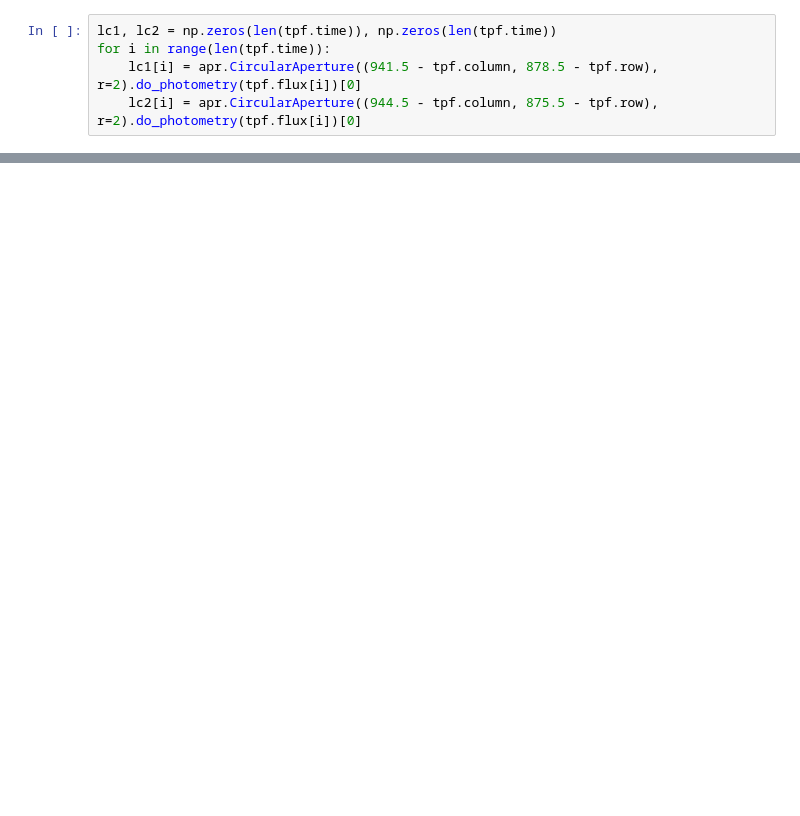
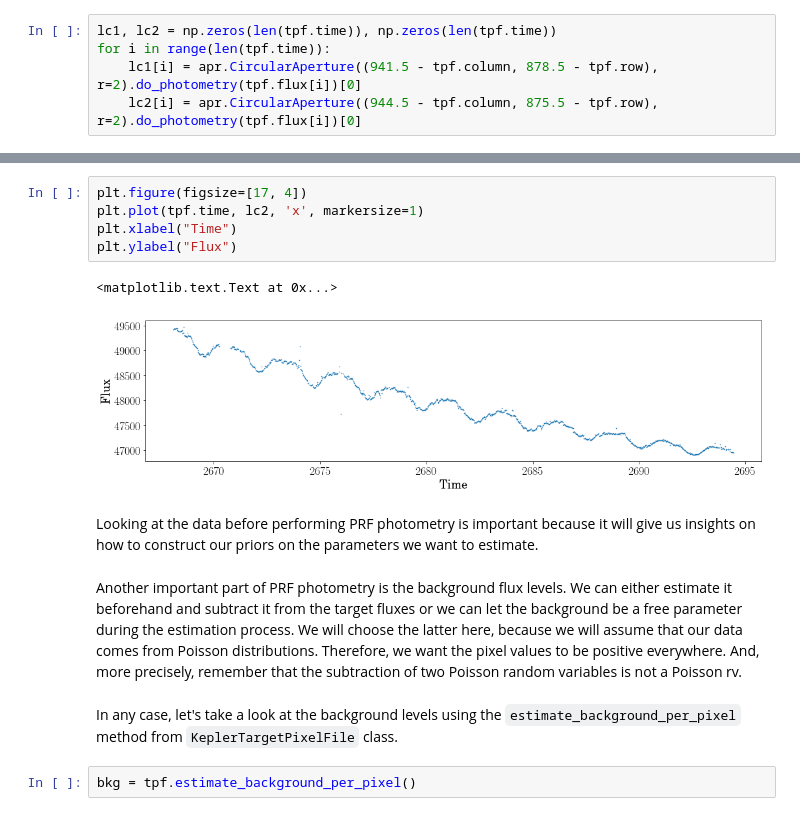
Before and after one commit to KeplerGO/oktopus, a Jupyter notebook: docs/source/notebooks/c9-prf-fitting.ipynb, the cells around one changed output, grey strips where cells are left out. Saved outputs shown, nothing was run; the diff lists cells and outputs as text; blank space fills up the shorter version.

```diff
--- a/docs/source/notebooks/c9-prf-fitting.ipynb
+++ b/docs/source/notebooks/c9-prf-fitting.ipynb
@@ -161,0 +89,16 @@ pl.ylim([-2, 3])
+# %%
+plt.figure(figsize=[17, 4])
+plt.plot(tpf.time, lc2, 'x', markersize=1)
+plt.xlabel("Time")
+plt.ylabel("Flux")
+# %% [output]
+<matplotlib.text.Text at 0x...>
+[figure, added]
+# %% [markdown]
+Looking at the data before performing PRF photometry is important because it will give us insights on how to construct our priors on the parameters we want to estimate.
+# %% [markdown]
+Another important part of PRF photometry is the background flux levels. We can either estimate it beforehand and subtract it from the target fluxes or we can let the background be a free parameter during the estimation process. We will choose the latter here, because we will assume that our data comes from Poisson distributions. Therefore, we want the pixel values to be positive everywhere. And, more precisely, remember that the subtraction of two Poisson random variables is not a Poisson rv.
+# %% [markdown]
+In any case, let's take a look at the background levels using the ``estimate_background_per_pixel`` method from ``KeplerTargetPixelFile`` class.
+# %%
+bkg = tpf.estimate_background_per_pixel()
```
Also changed, not shown: parts of 94 cells of this notebook, 1 other file.
